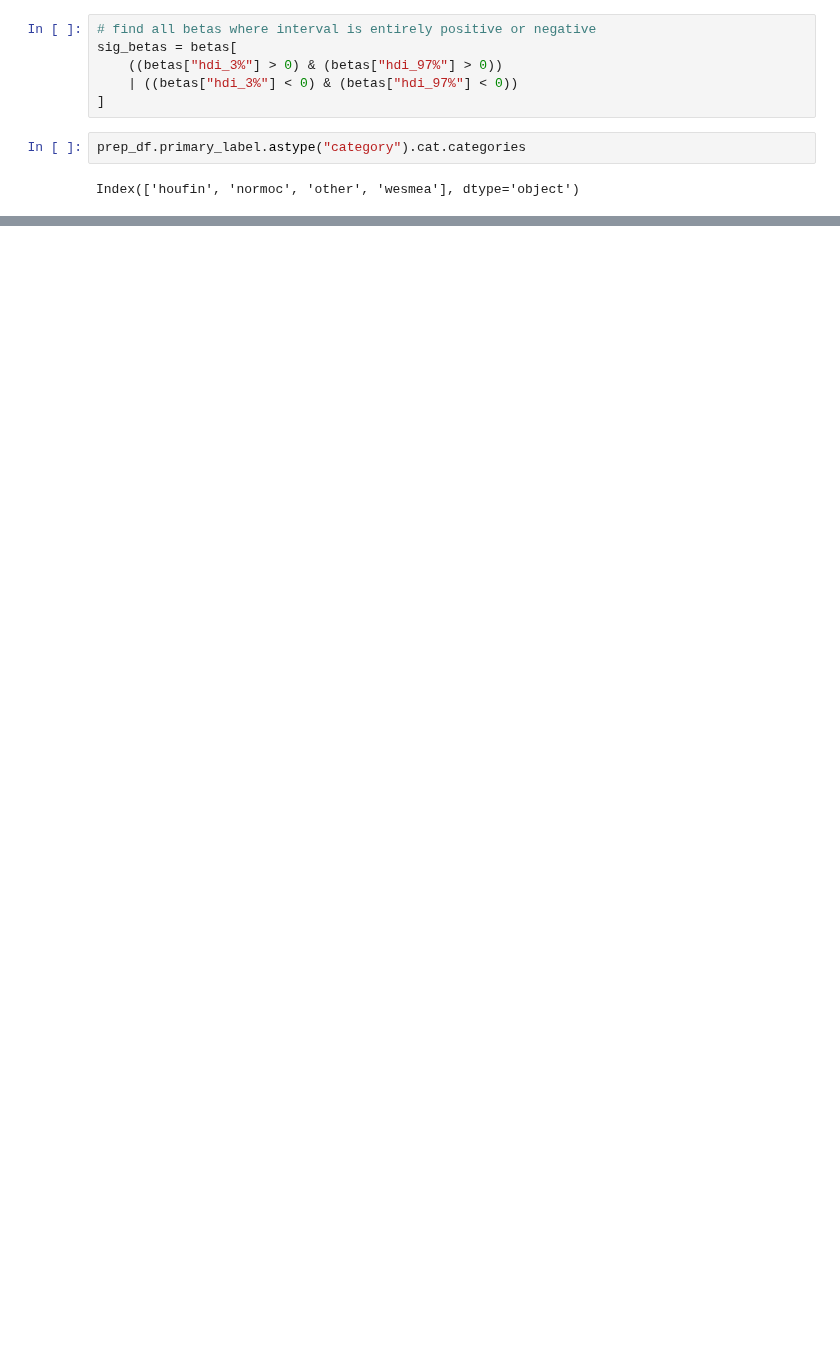
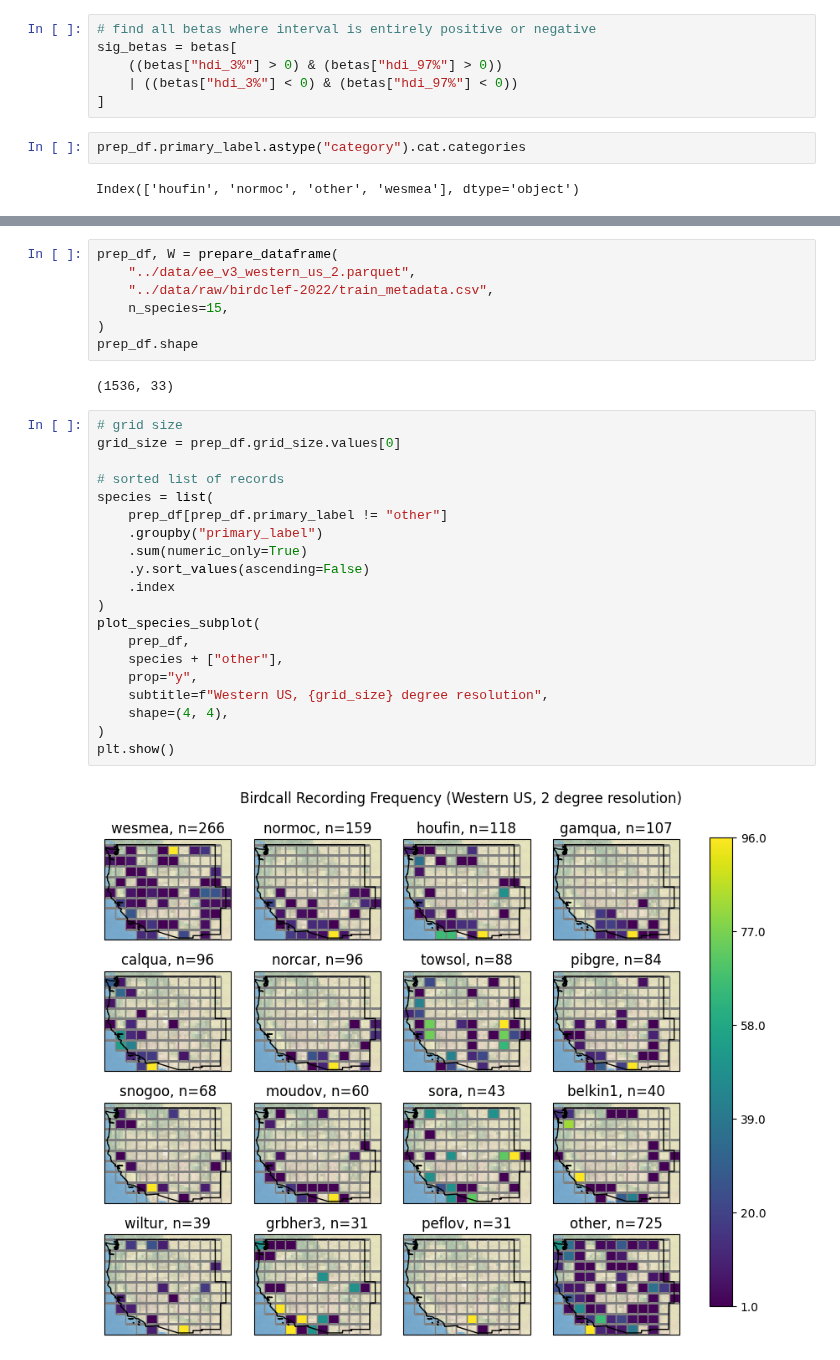
Before and after one commit to acmiyaguchi/iyse4620-birdcall-distributions, a Jupyter notebook: notebooks/2022-12-02-plots.ipynb, the cells around one changed output, grey strips where cells are left out. Saved outputs shown, nothing was run; the diff lists cells and outputs as text; blank space fills up the shorter version.

Commit message:
Add updated plots with full model

```diff
--- a/notebooks/2022-12-02-plots.ipynb
+++ b/notebooks/2022-12-02-plots.ipynb
@@ -190,0 +223,31 @@ betas[wesmea, landcover\_grasslands] &  0.418 &  0.155 &   0.140 &    0.725 \\
+# %%
+prep_df, W = prepare_dataframe(
+    "../data/ee_v3_western_us_2.parquet",
+    "../data/raw/birdclef-2022/train_metadata.csv",
+    n_species=15,
+)
+prep_df.shape
+# %% [output]
+(1536, 33)
+# %%
+# grid size
+grid_size = prep_df.grid_size.values[0]
+
+# sorted list of records
+species = list(
+    prep_df[prep_df.primary_label != "other"]
+    .groupby("primary_label")
+    .sum(numeric_only=True)
+    .y.sort_values(ascending=False)
+    .index
+)
+plot_species_subplot(
+    prep_df,
+    species + ["other"],
+    prop="y",
+    subtitle=f"Western US, {grid_size} degree resolution",
+    shape=(4, 4),
+)
+plt.show()
+# %% [output]
+[figure, added]
```
Also changed, not shown: parts of 21 cells of this notebook, 5 other files.
